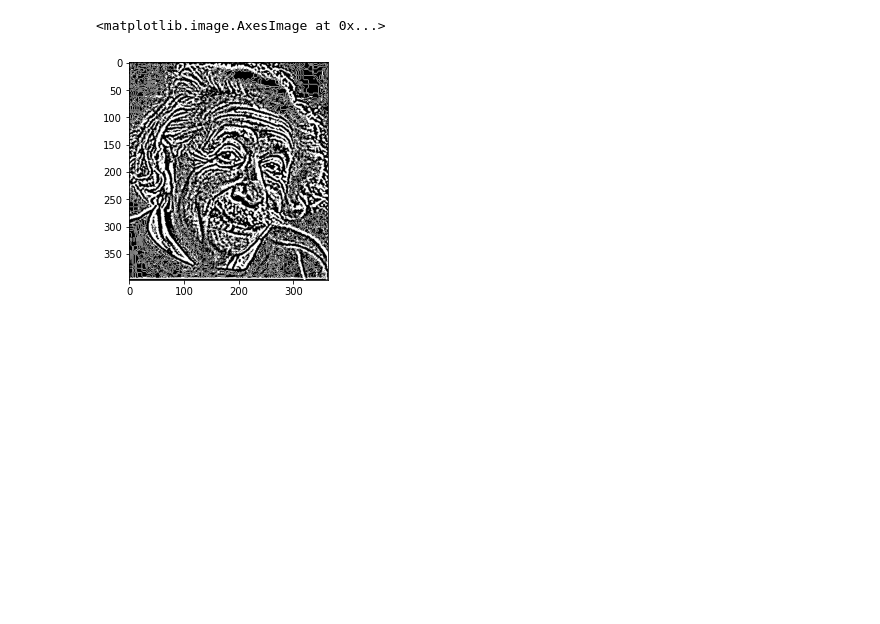
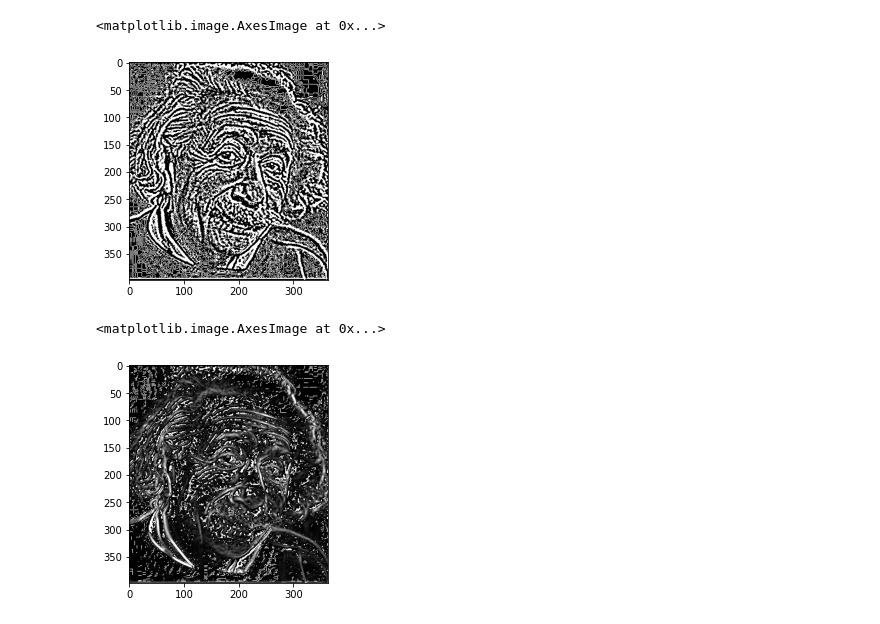
Before and after one commit to zmz223/CS584, a Jupyter notebook: hw4/hw4.ipynb, the cells around one changed output. Drawn from its saved outputs; the diff is of its cells as text; code cells hidden in the pictures; blank space fills up the shorter version.

```diff
--- a/hw4/hw4.ipynb
+++ b/hw4/hw4.ipynb
@@ -54,7 +54,7 @@ ax[1].imshow(laplacian_(image), cmap="gray")
 #Problem 3
 #Zero crossings occur when the sign changes in an image
 def zero_crossing(image):
-    gaus = cv2.GaussianBlur(image, (5, 5), sigmaX=1)
+    gaus = cv2.GaussianBlur(image, (3, 3), sigmaX=1)
     LoG = laplacian_(gaus)
     zrc = cv2.threshold(LoG,0,255,cv2.THRESH_BINARY)
     return np.array(zrc[1])
@@ -63,7 +63,15 @@ zrc = zero_crossing(image)
 plt.imshow(zrc, cmap="gray")
 # %% [output]
 <matplotlib.image.AxesImage at 0x...>
-[figure, old version]
+[figure, new version]
 # %%
 def laplacian_edge_detection(image):
-    grad = gradient_magnitude
+    grad = gradient_magnitude(image)
+    zrc = zero_crossing(image)
+    return grad+zrc
+# %%
+edge = laplacian_edge_detection(image)
+plt.imshow(edge, cmap="gray")
+# %% [output]
+<matplotlib.image.AxesImage at 0x...>
+[figure, added]
```
Also changed, not shown: parts of 3 cells of this notebook.
